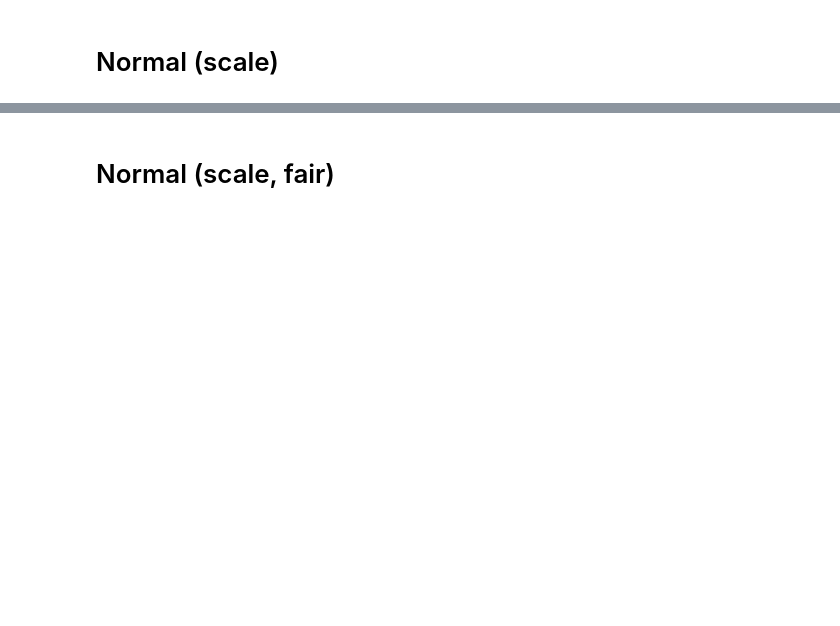
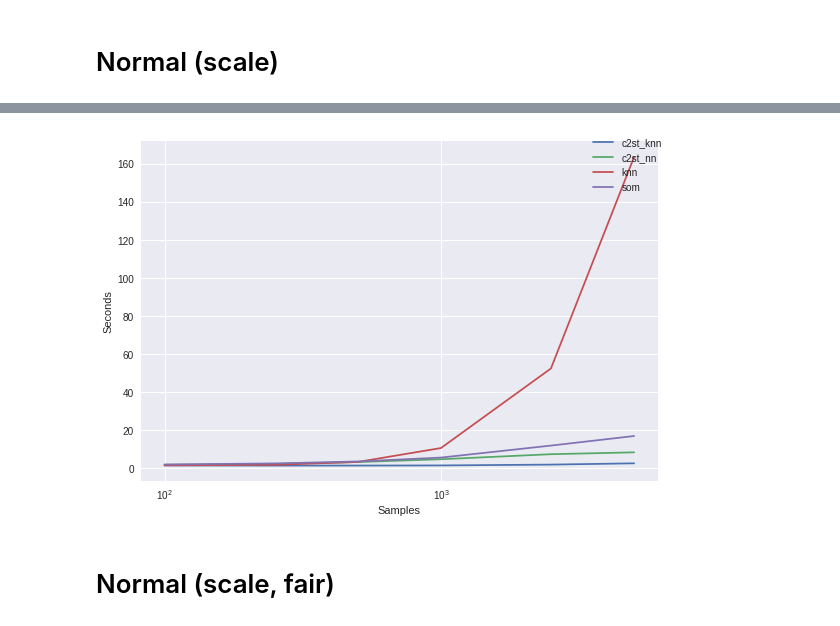
Before and after one commit to ayllon/SOMA, a Jupyter notebook: notebooks/sample_size/normal_scale.ipynb, the cells around one changed output, grey strips where cells are left out. Saved outputs shown, nothing was run; the diff lists cells and outputs as text; code cells hidden in the pictures; blank space fills up the shorter version.

```diff
--- a/notebooks/sample_size/normal_scale.ipynb
+++ b/notebooks/sample_size/normal_scale.ipynb
@@ -46,6 +47,8 @@ normal_scale_fig.savefig(os.path.join(plot_dir, 'normal_scale_power_samples.eps'
 # %%
-normal_scale_time = plot_time(ns_results)
+normal_scale_time = plot_time(ns_results, logscale=True)
 normal_scale_time.savefig(os.path.join(plot_dir, 'normal_scale_time_samples.eps'))
+# %% [output]
+[figure, added]
 # %% [markdown]
 # Normal (scale, fair)
 # %%
```
Also changed, not shown: parts of 5 cells of this notebook, 5 other files.
